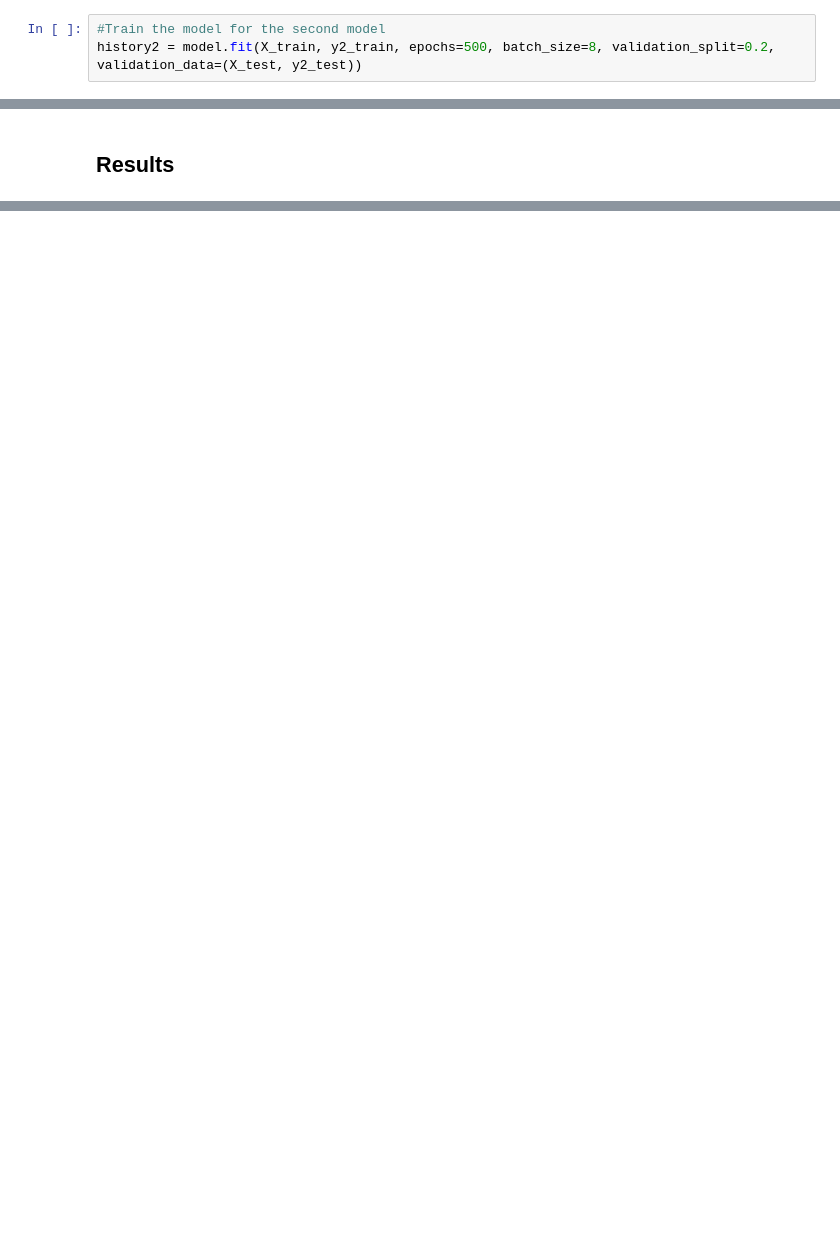
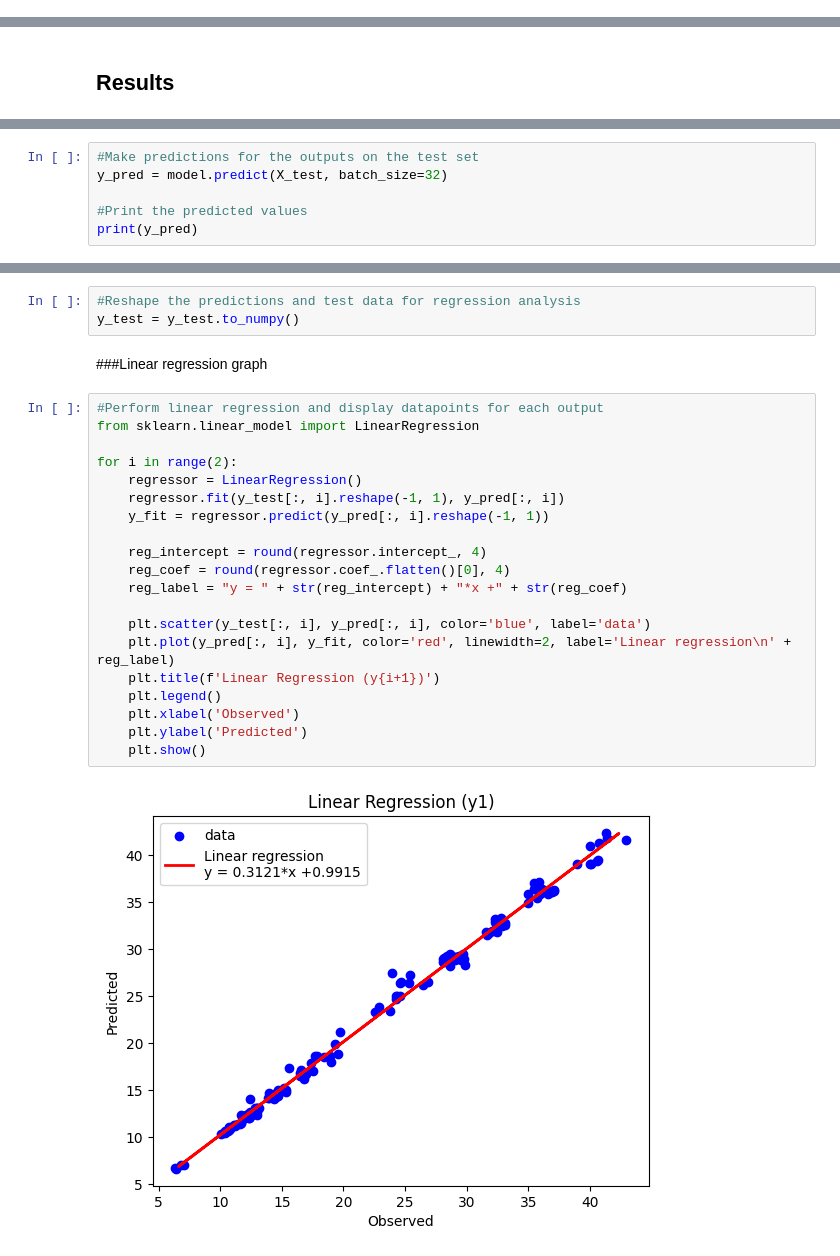
Before and after one commit to EdAkh/DNN_Energy_Efficiency_Model, a Jupyter notebook: Energy_efficiency_project.ipynb, the cells around one changed output, grey strips where cells are left out. Saved outputs shown, nothing was run; the diff lists cells and outputs as text; blank space fills up the shorter version.

```diff
--- a/Energy_efficiency_project.ipynb
+++ b/Energy_efficiency_project.ipynb
@@ -274,3 +279,0 @@ plt.show()
-# %%
-#Train the model for the second model
-history2 = model.fit(X_train, y2_train, epochs=500, batch_size=8, validation_split=0.2, validation_data=(X_test, y2_test))
@@ -440,0 +313,6 @@ Text(0, 0.5, 'Count')
+# %%
+#Make predictions for the outputs on the test set
+y_pred = model.predict(X_test, batch_size=32)
+
+#Print the predicted values
+print(y_pred)
@@ -440,0 +337,27 @@ Text(0, 0.5, 'Count')
+# %%
+#Reshape the predictions and test data for regression analysis
+y_test = y_test.to_numpy()
+# %% [markdown]
+###Linear regression graph
+# %%
+#Perform linear regression and display datapoints for each output
+from sklearn.linear_model import LinearRegression
+
+for i in range(2):
+    regressor = LinearRegression()
+    regressor.fit(y_test[:, i].reshape(-1, 1), y_pred[:, i])
+    y_fit = regressor.predict(y_pred[:, i].reshape(-1, 1))
+
+    reg_intercept = round(regressor.intercept_, 4)
+    reg_coef = round(regressor.coef_.flatten()[0], 4)
+    reg_label = "y = " + str(reg_intercept) + "*x +" + str(reg_coef)
+
+    plt.scatter(y_test[:, i], y_pred[:, i], color='blue', label='data')
+    plt.plot(y_pred[:, i], y_fit, color='red', linewidth=2, label='Linear regression\n' + reg_label)
+    plt.title(f'Linear Regression (y{i+1})')
+    plt.legend()
+    plt.xlabel('Observed')
+    plt.ylabel('Predicted')
+    plt.show()
+# %% [output]
+[figure, added]
```
Also changed, not shown: parts of 27 cells of this notebook.
